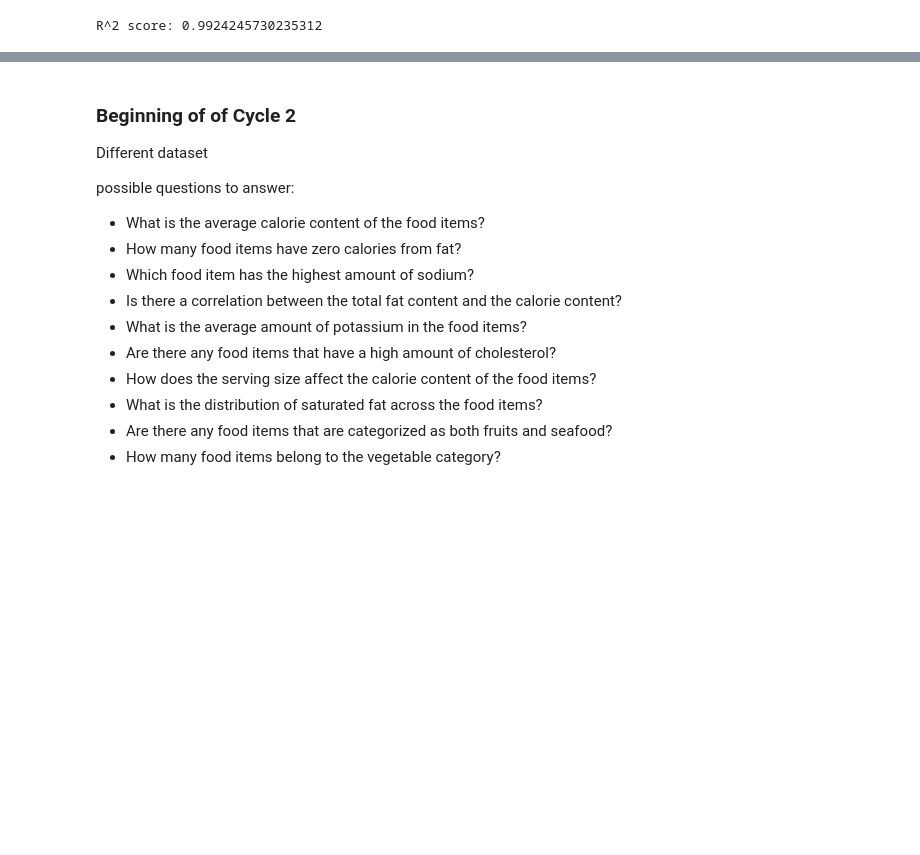
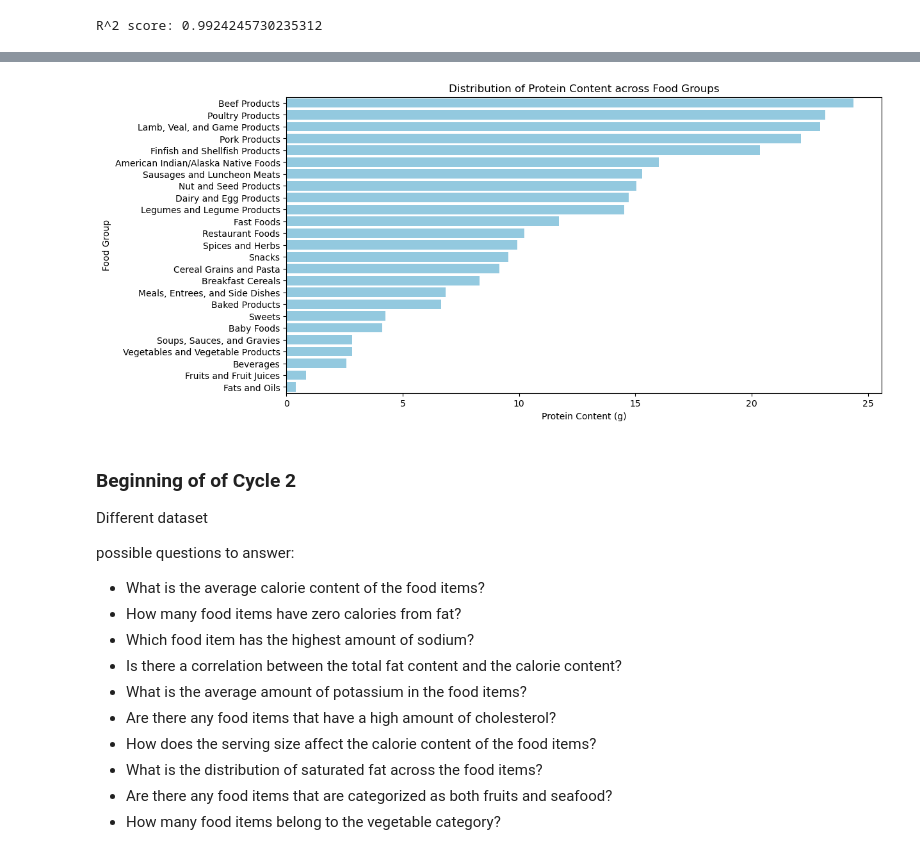
Before and after one commit to HardoModo/Dev10-Capstone, a Jupyter notebook: Janeel/Food_nutrient.ipynb, the cells around one changed output, grey strips where cells are left out. Cells and saved outputs as stored; diff of their text form; code cells hidden in the pictures; blank space fills up the shorter version.

```diff
--- a/Janeel/Food_nutrient.ipynb
+++ b/Janeel/Food_nutrient.ipynb
@@ -211,3 +211,28 @@ KeyError: 'Vit_C_USRDA'
+# %%
+import seaborn as sns
+
+# Selecting the relevant columns from Table 1
+protein_data = df[['FoodGroup', 'Protein_g']]
+
+# Grouping the data by FoodGroup and calculating the mean protein content
+grouped_data = protein_data.groupby('FoodGroup').mean().reset_index()
+
+# Sorting the data based on the mean protein content
+sorted_data = grouped_data.sort_values('Protein_g', ascending=False)
+
+# Creating the bar chart
+plt.figure(figsize=(12, 6))
+sns.barplot(x='Protein_g', y='FoodGroup', data=sorted_data, color='skyblue')
+
+# Adding labels and title
+plt.xlabel('Protein Content (g)')
+plt.ylabel('Food Group')
+plt.title('Distribution of Protein Content across Food Groups')
+
+# Displaying the plot
+plt.show()
+# %% [output]
+[figure, added]
 # %% [markdown]
 ### Beginning of of Cycle 2
 Different dataset
```
Also changed, not shown: parts of 33 cells of this notebook.
